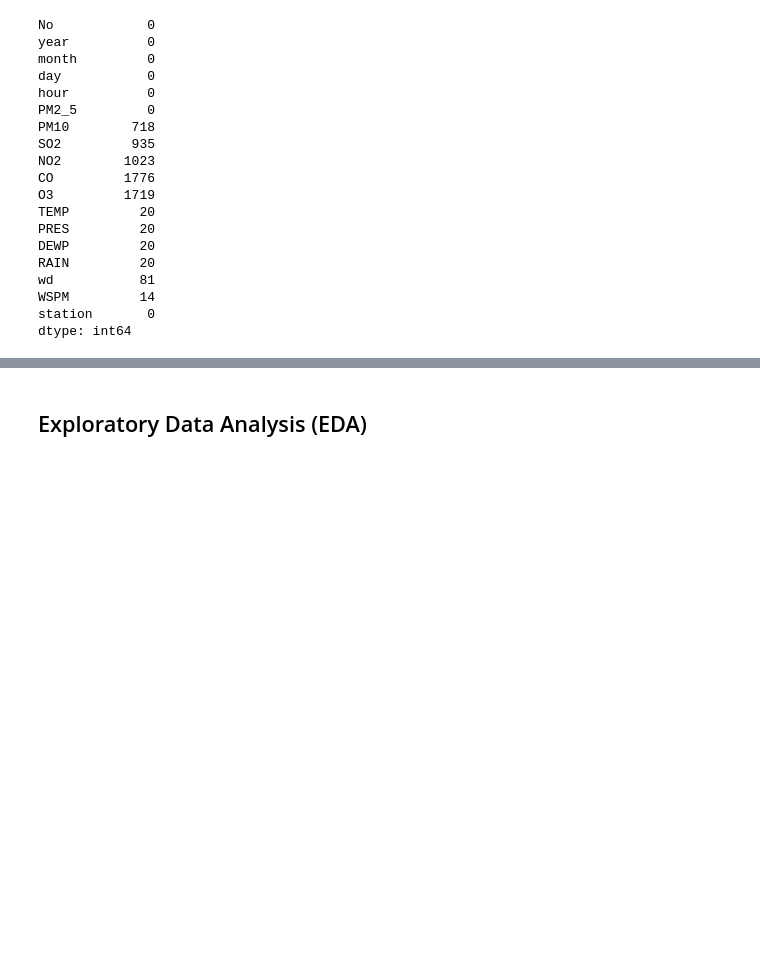
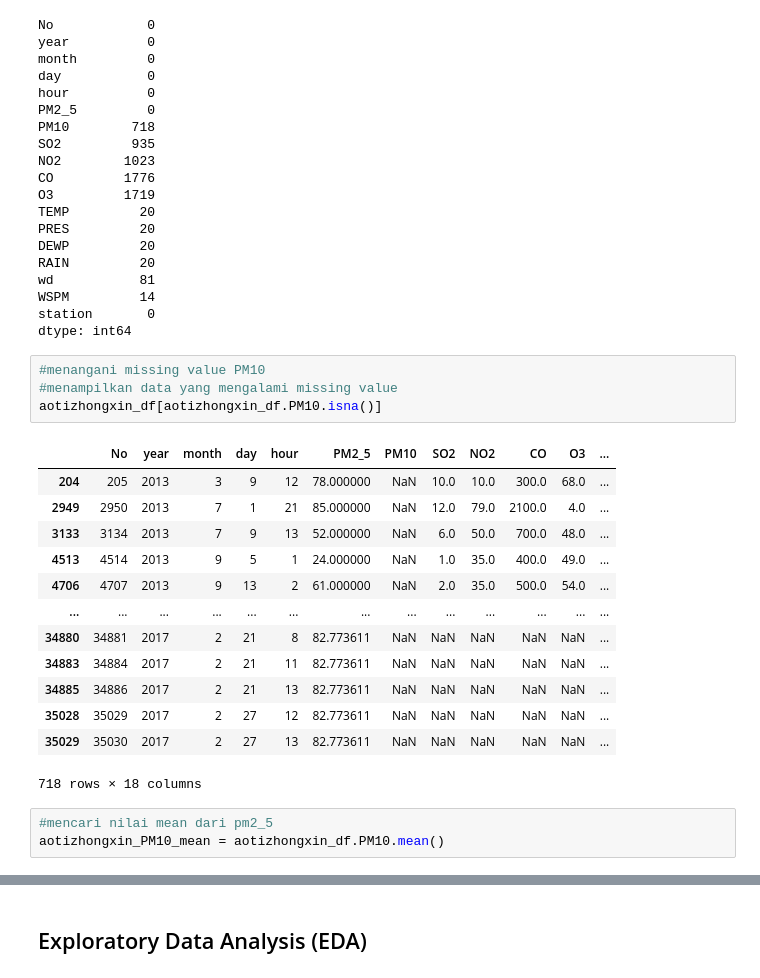
Before and after one commit to agna2103/l_analisis_data, a Jupyter notebook: notebook.ipynb, the cells around one changed output, grey strips where cells are left out. Cells and saved outputs as stored; diff of their text form; blank space fills up the shorter version.

```diff
--- a/notebook.ipynb
+++ b/notebook.ipynb
@@ -301,3 +301,24 @@ wd           81
 WSPM         14
 station       0
 dtype: int64
+# %%
+#menangani missing value PM10
+#menampilkan data yang mengalami missing value
+aotizhongxin_df[aotizhongxin_df.PM10.isna()]
+# %% [output]
+|  | No | year | month | day | hour | PM2_5 | PM10 | SO2 | NO2 | CO | O3 | ... |
+| 204 | 205 | 2013 | 3 | 9 | 12 | 78.000000 | NaN | 10.0 | 10.0 | 300.0 | 68.0 | ... |
+| 2949 | 2950 | 2013 | 7 | 1 | 21 | 85.000000 | NaN | 12.0 | 79.0 | 2100.0 | 4.0 | ... |
+| 3133 | 3134 | 2013 | 7 | 9 | 13 | 52.000000 | NaN | 6.0 | 50.0 | 700.0 | 48.0 | ... |
+| 4513 | 4514 | 2013 | 9 | 5 | 1 | 24.000000 | NaN | 1.0 | 35.0 | 400.0 | 49.0 | ... |
+| 4706 | 4707 | 2013 | 9 | 13 | 2 | 61.000000 | NaN | 2.0 | 35.0 | 500.0 | 54.0 | ... |
+| ... | ... | ... | ... | ... | ... | ... | ... | ... | ... | ... | ... | ... |
+| 34880 | 34881 | 2017 | 2 | 21 | 8 | 82.773611 | NaN | NaN | NaN | NaN | NaN | ... |
+| 34883 | 34884 | 2017 | 2 | 21 | 11 | 82.773611 | NaN | NaN | NaN | NaN | NaN | ... |
+| 34885 | 34886 | 2017 | 2 | 21 | 13 | 82.773611 | NaN | NaN | NaN | NaN | NaN | ... |
+| 35028 | 35029 | 2017 | 2 | 27 | 12 | 82.773611 | NaN | NaN | NaN | NaN | NaN | ... |
+| 35029 | 35030 | 2017 | 2 | 27 | 13 | 82.773611 | NaN | NaN | NaN | NaN | NaN | ... |
+718 rows × 18 columns
+# %%
+#mencari nilai mean dari pm2_5
+aotizhongxin_PM10_mean = aotizhongxin_df.PM10.mean()
```
Also changed, not shown: parts of 16 cells of this notebook.
